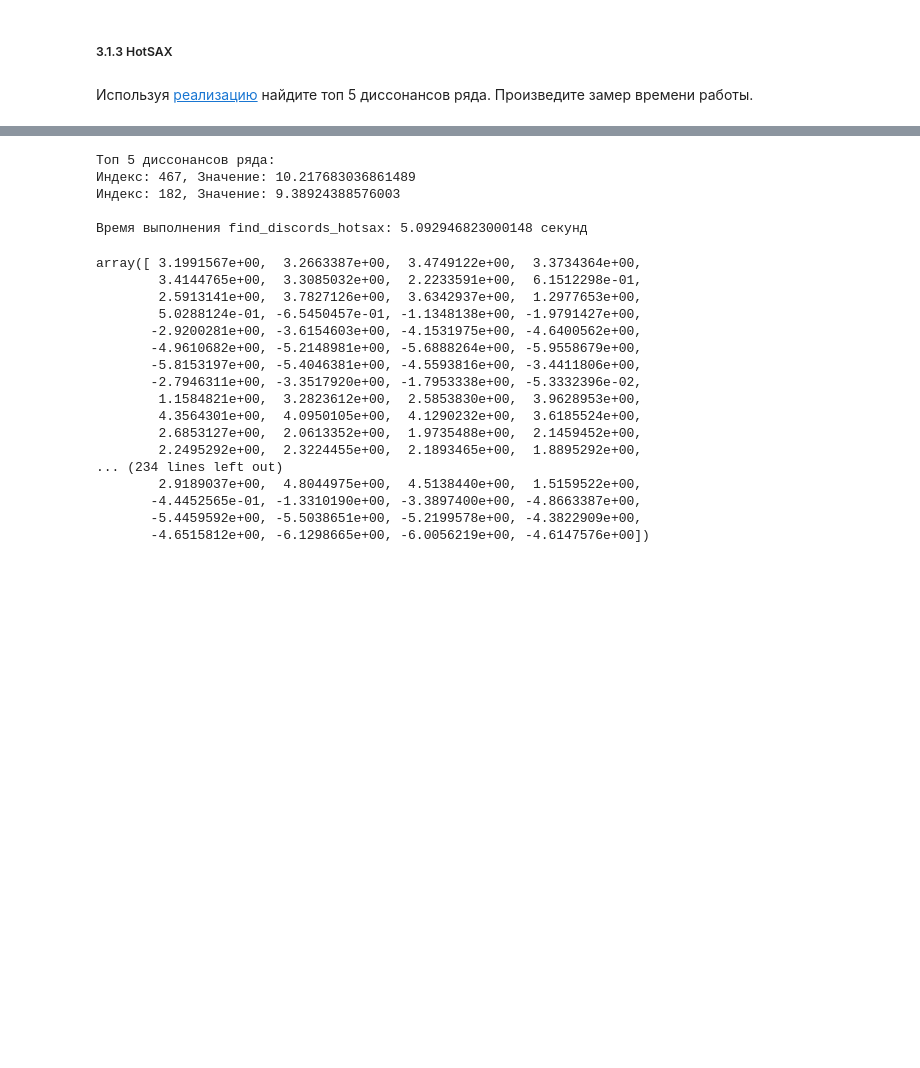
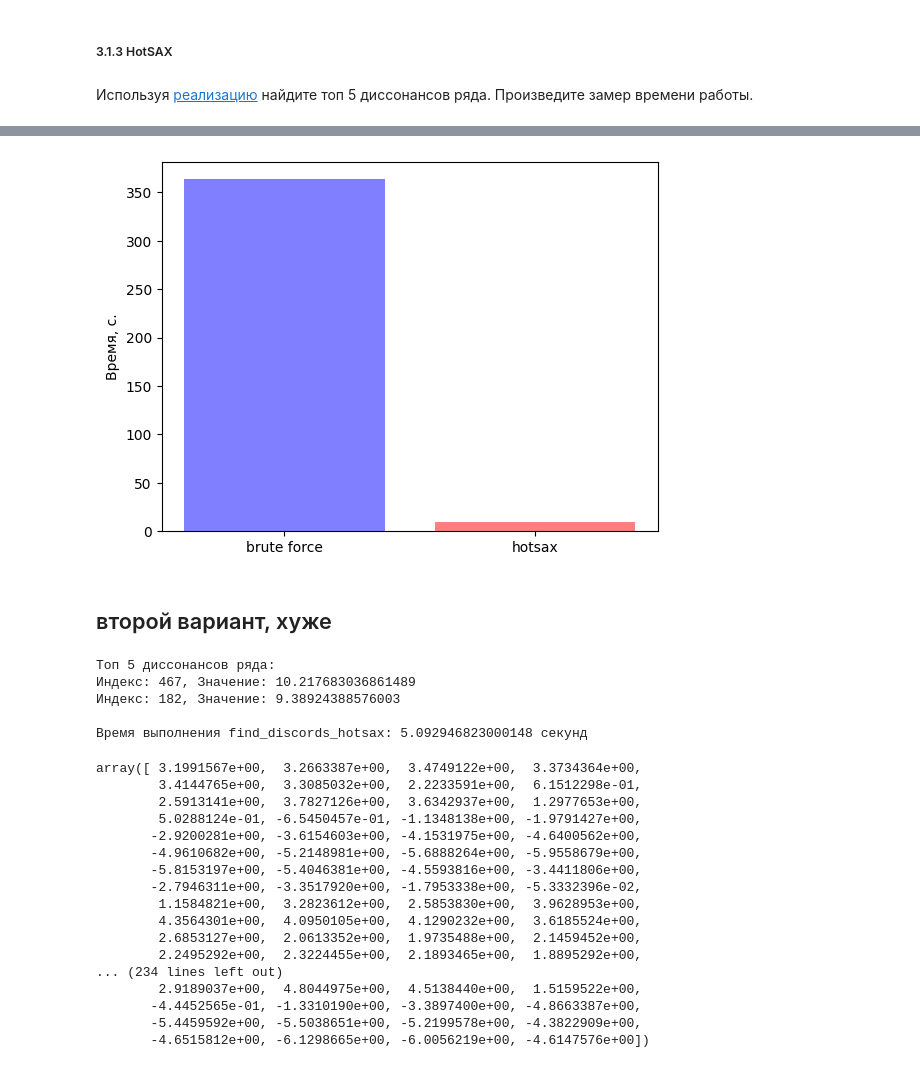
Before and after one commit to Maraharm/2023-Elovikova-TimeSeriesCourse, a Jupyter notebook: practice/03 Discords/03_Discords.ipynb, the cells around one changed output, grey strips where cells are left out. Saved outputs shown, nothing was run; the diff lists cells and outputs as text; code cells hidden in the pictures; blank space fills up the shorter version.

```diff
--- a/practice/03 Discords/03_Discords.ipynb
+++ b/practice/03 Discords/03_Discords.ipynb
@@ -81,6 +80,7 @@ start = time()
 discords_brute_force= np.stack(find_discords_brute_force(data[:], 50, 5))
 end = time()
 # %%
-print(end - start)
+time_brute_force = end - start
+print(time_brute_force)
 discords_brute_force
 # %% [output]
@@ -98,3 +279,11 @@ array([[477.        ,   5.88100934],
+# %%
+fig, ax = plt.subplots()
+ax.bar(['brute force', 'hotsax'], [time_brute_force, time_hotsax], color=['blue', 'red'], alpha=0.5)
+ax.set_ylabel('Время, с.');
+# %% [output]
+[figure, added]
+# %% [markdown]
+## второй вариант, хуже
 # %%
 result_hotsax={}
 # %%
```
Also changed, not shown: parts of 33 cells of this notebook.
